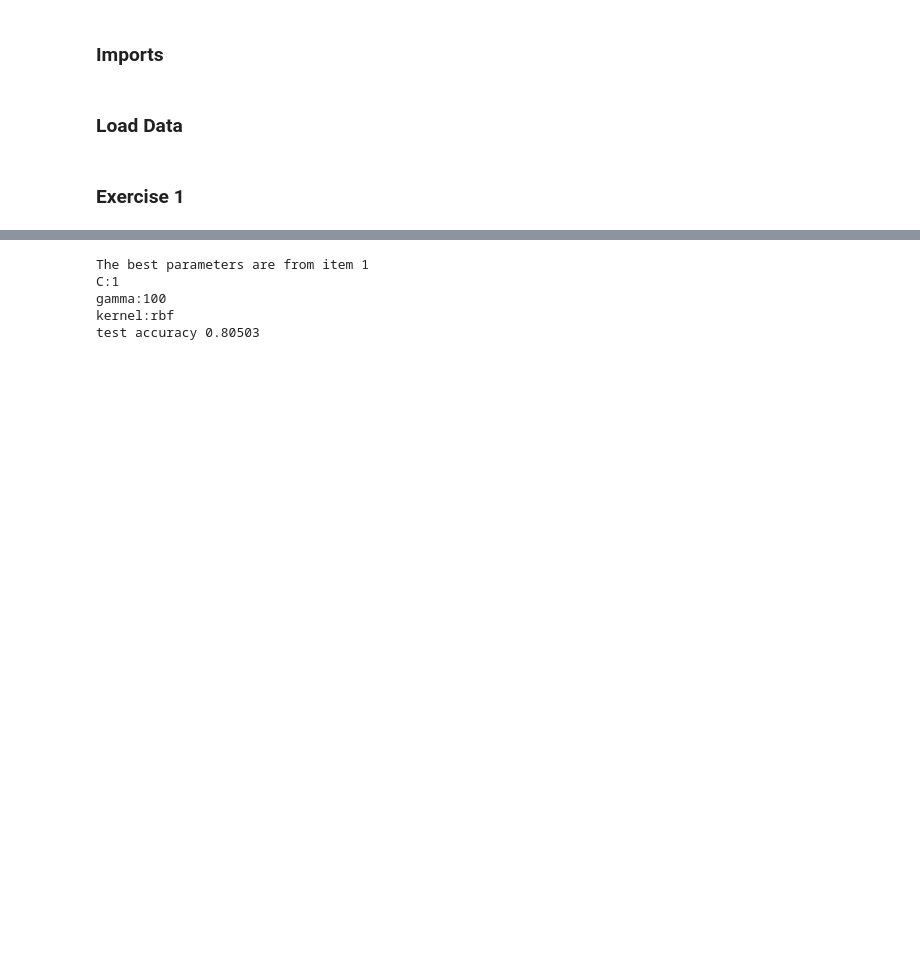
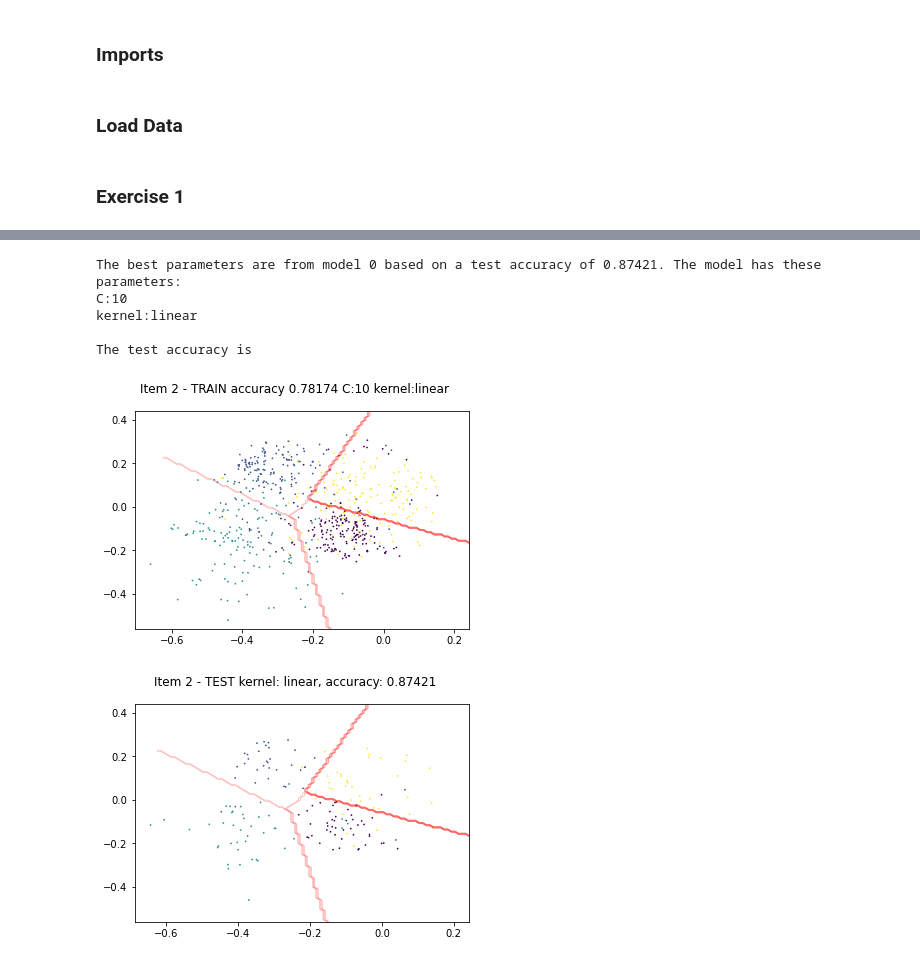
Before and after one commit to derekchased/se.lnu.introml, a Jupyter notebook: dy222ax_A3/dy222ax_A3_ex1.ipynb, the cells around one changed output, grey strips where cells are left out. Drawn from its saved outputs; the diff is of its cells as text; code cells hidden in the pictures; blank space fills up the shorter version.

```diff
--- a/dy222ax_A3/dy222ax_A3_ex1.ipynb
+++ b/dy222ax_A3/dy222ax_A3_ex1.ipynb
@@ -121,14 +121,50 @@ grid_search_SVC {'kernel': ['poly'], 'C': [0.1, 1, 10, 100, 1000], 'degree': [2,
 # %%
 gscv_list.append({"gscv":gscv,"test accuracy":test_accuracy})
 best_gscv = max(gscv_list, key=lambda x:x['test accuracy'])
 gscv = best_gscv["gscv"]
-print(f"The best parameters are from Ttem {best_gscv['index']}")
+print("")
+print(f"The best parameters are from model {best_gscv['index']} based on a test accuracy of {str(round(abs(gscv.best_estimator_.score(X_test, y_test)),5))}. The model has these parameters:")
 for key in gscv.best_params_:
     print(key+":"+str(gscv.best_params_[key])+" ")
-print("test accuracy",str(round(abs(gscv.best_estimator_.score(X_test, y_test)),5)))
+print("\nThe test accuracy is ",)
+print("")
+# Get the classifier object
+clf = gscv.best_estimator_
+
+# Separate vectors
+X1 = X_train[clf.support_, 0]
+X2 = X_train[clf.support_, 1]
+
+# Meshgrid
+xx, yy = pltf.get_meshgrid(X1, X2)
+
+# plot boundary and data points for Train set
+fig = plt.figure()
+title = "Item " + str(index) + " - TRAIN accuracy "+str(round(abs(gscv.best_score_),5))+" "
+for key in gscv.best_params_:
+    title = title+key+":"+str(gscv.best_params_[key])+" "
+fig.suptitle(title)
+ax = fig.add_subplot(1, 1, 1)
+pltf.add_countour(ax, xx, yy, clf, colors='r',linewidths=0.2)
+ax.scatter(X_train[:,0], X_train[:,1], s=.5,c=y_train)
+plt.show()
+
+# plot boundary and data points for Test set
+test_accuracy = str(round(abs(clf.score(X_test, y_test)),5))
+gscv_list.append({"index":index,"gscv":gscv,"test accuracy":test_accuracy})
+kernel = str(gscv.best_params_["kernel"])
+fig = plt.figure()
+title = "Item " + str(index) + " - TEST kernel: " + kernel + ", accuracy: " + test_accuracy+" "
+fig.suptitle(title)
+ax = fig.add_subplot(1, 1, 1)
+pltf.add_countour(ax, xx, yy, clf, colors='r',linewidths=0.2)
+ax.scatter(X_test[:,0], X_test[:,1], s=.5,c=y_test)
+plt.show()
 # %% [output]
-The best parameters are from item 1
-C:1
-gamma:100
-kernel:rbf
-test accuracy 0.80503
+The best parameters are from model 0 based on a test accuracy of 0.87421. The model has these parameters:
+C:10
+kernel:linear
+
+The test accuracy is
+[figure, added]
+[figure, added]
```
Also changed, not shown: parts of 1 cell of this notebook, 3 other files.
